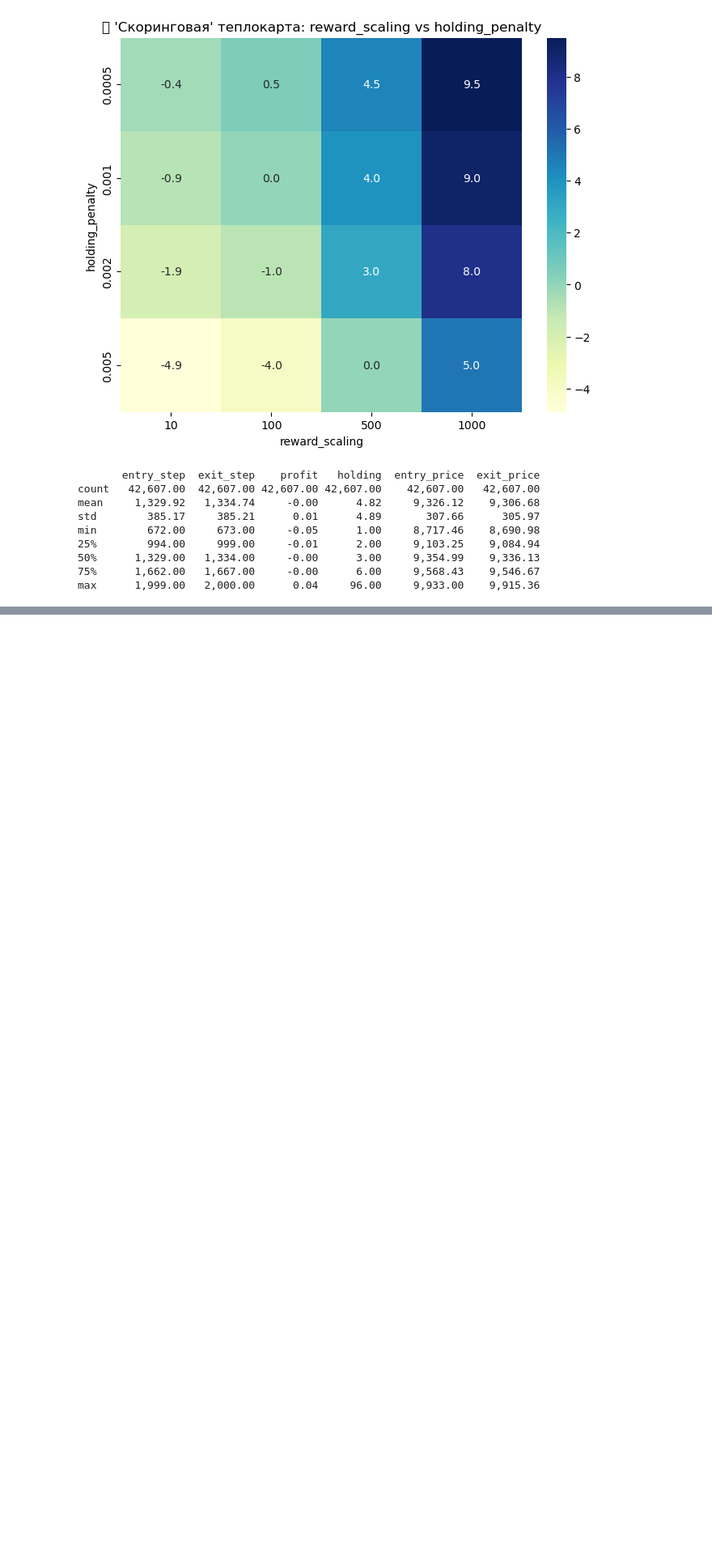
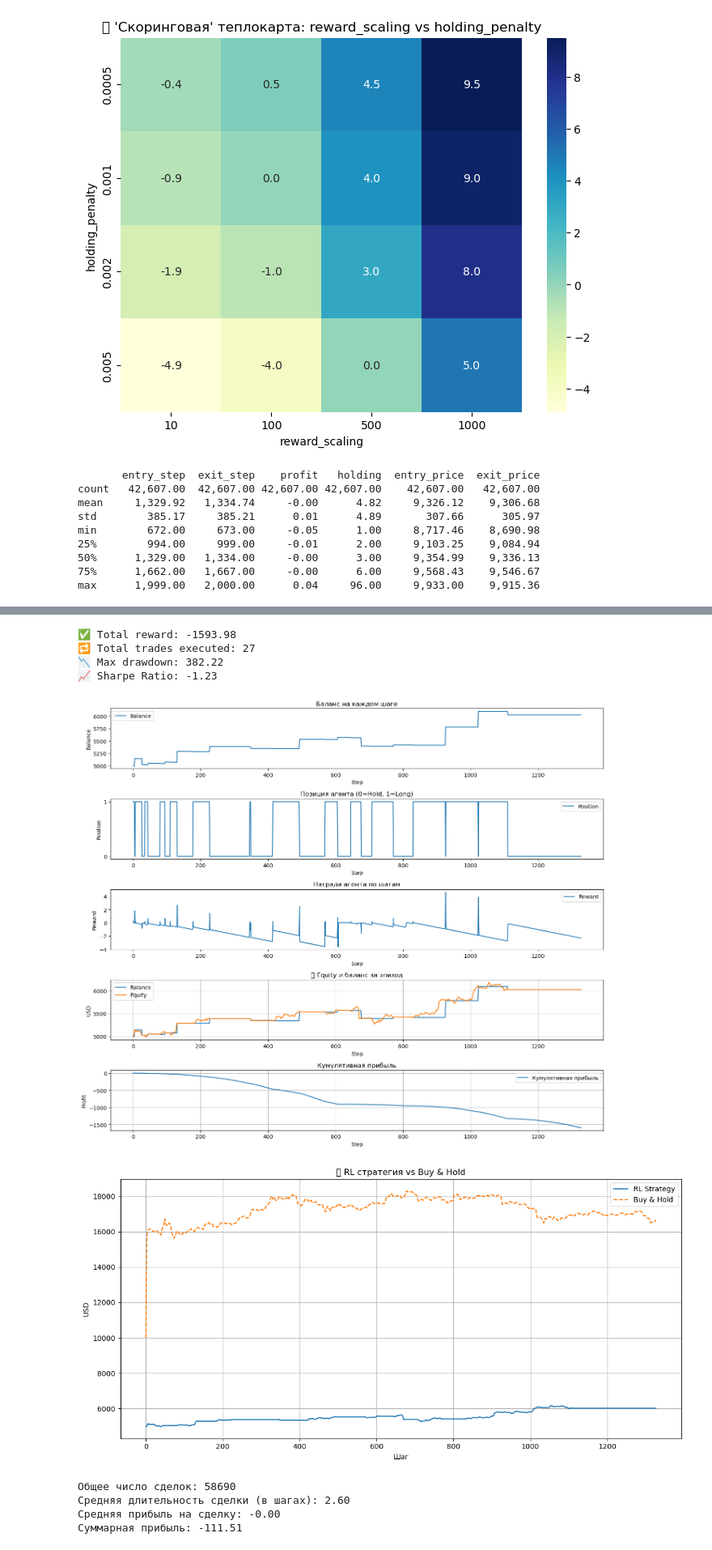
Before and after one commit to Saatarko/btc_research, a Jupyter notebook: notebooks/btc_reserch.ipynb, the cells around one changed output, grey strips where cells are left out. Shown at 81% size. Drawn from its saved outputs; the diff is of its cells as text; code cells hidden in the pictures; blank space fills up the shorter version.

```diff
--- a/notebooks/btc_reserch.ipynb
+++ b/notebooks/btc_reserch.ipynb
@@ -2017,0 +2361,14 @@ log_df = pd.DataFrame(raw_env.actions_log)  # logs – список info по к
+# %%
+
+def make_env():
+    return BTCTradingEnv(
+        df=combined_df,
+        state_columns=state_columns,
+        initial_balance=5000,
+        trade_penalty=0.01,
+        max_steps=2000,
+        reward_scaling=100,
+        window_size=672  # 7 дней по 15 минут
+    )
+
+vec_env = DummyVecEnv([make_env])
@@ -2017,0 +2531,18 @@ log_df = pd.DataFrame(raw_env.actions_log)  # logs – список info по к
+# %%
+all_trades = vec_env.envs[0].all_trades_info
+analyze_episode(
+    log_path="episode_run_log.csv",
+    trades_info=all_trades,
+    df_full=combined_df  # или df, где есть .index и 'Close'
+)
+# %% [output]
+✅ Total reward: -1593.98
+🔁 Total trades executed: 27
+📉 Max drawdown: 382.22
+📈 Sharpe Ratio: -1.23
+[figure, added]
+[figure, added]
+Общее число сделок: 58690
+Средняя длительность сделки (в шагах): 2.60
+Средняя прибыль на сделку: -0.00
+Суммарная прибыль: -111.51
```
Also changed, not shown: parts of 42 cells of this notebook, 6 other files.
